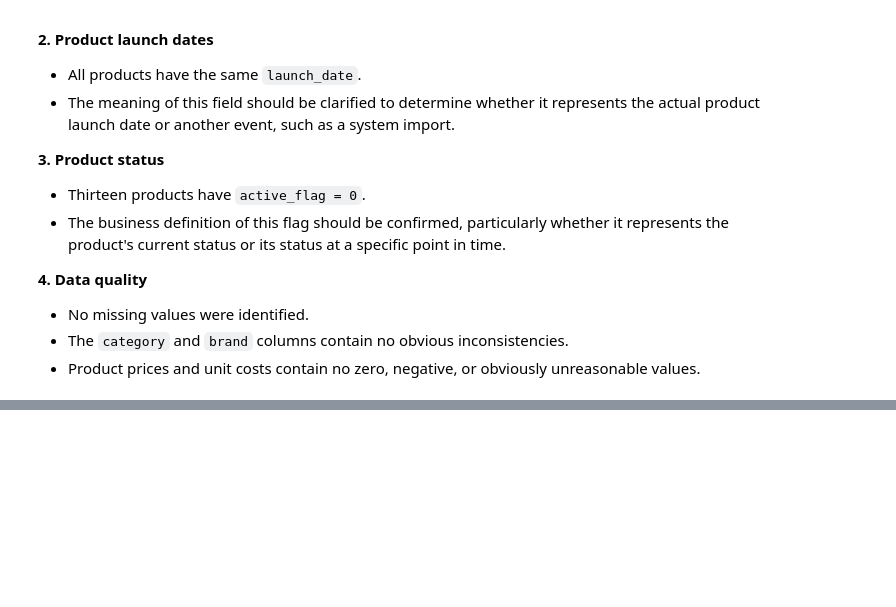
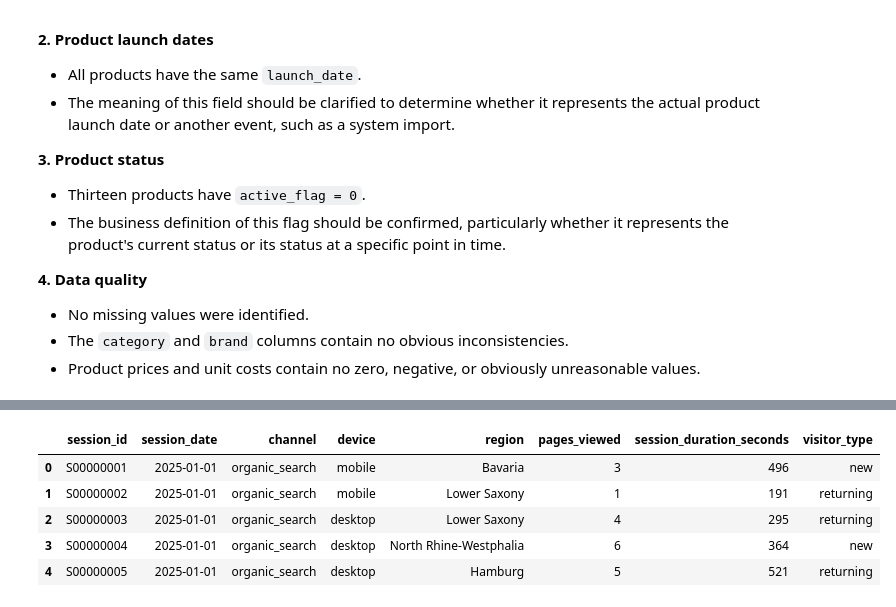
Before and after one commit to varela-filho/ecommerce-performance-analysis, a Jupyter notebook: notebooks/01_data_exploration.ipynb, the cells around one changed output, grey strips where cells are left out. Saved outputs shown, nothing was run; the diff lists cells and outputs as text; code cells hidden in the pictures; blank space fills up the shorter version.

```diff
--- a/notebooks/01_data_exploration.ipynb
+++ b/notebooks/01_data_exploration.ipynb
@@ -578,0 +718,9 @@ Initial Findings — Products Dataset
+# %%
+df_raw_website_sessions.head()
+# %% [output]
+|  | session_id | session_date | channel | device | region | pages_viewed | session_duration_seconds | visitor_type |
+| 0 | S00000001 | 2025-01-01 | organic_search | mobile | Bavaria | 3 | 496 | new |
+| 1 | S00000002 | 2025-01-01 | organic_search | mobile | Lower Saxony | 1 | 191 | returning |
+| 2 | S00000003 | 2025-01-01 | organic_search | desktop | Lower Saxony | 4 | 295 | returning |
+| 3 | S00000004 | 2025-01-01 | organic_search | desktop | North Rhine-Westphalia | 6 | 364 | new |
+| 4 | S00000005 | 2025-01-01 | organic_search | desktop | Hamburg | 5 | 521 | returning |
```
Also changed, not shown: parts of 25 cells of this notebook.
